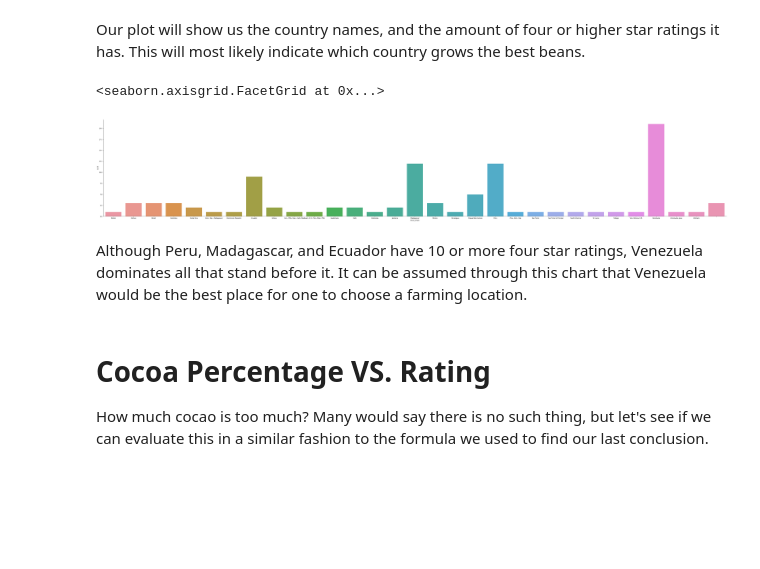
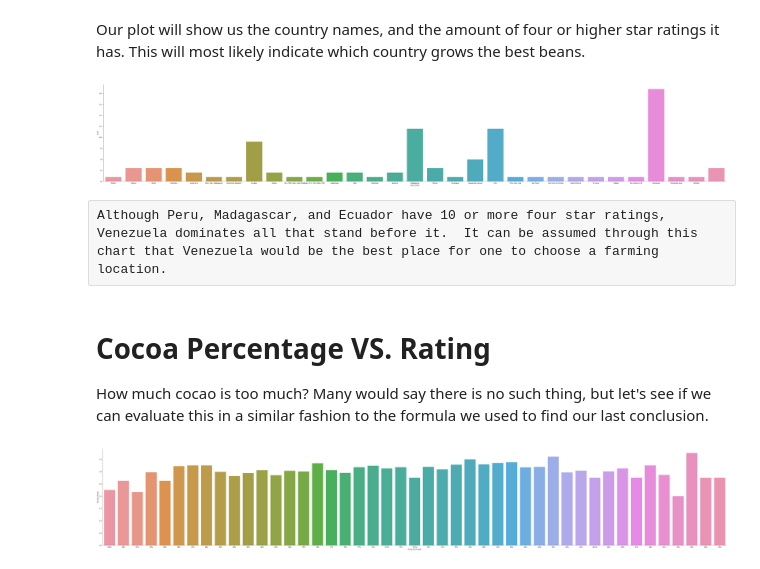
Before and after one commit to a-hawley/Chocolate-Bar-Analysis, a Jupyter notebook: Chocolate Bars.ipynb, the cells around one changed output. Saved outputs shown, nothing was run; the diff lists cells and outputs as text; code cells hidden in the pictures; blank space fills up the shorter version.

```diff
--- a/Chocolate Bars.ipynb
+++ b/Chocolate Bars.ipynb
@@ -80,7 +81,7 @@ ratings = pd.read_sql_query("""
     WHERE Rating >= 4
     ORDER BY Bean_Origin;
 """, conn)
-sb.catplot(
+catplot = sb.catplot(
     x = "Bean_Origin",
     data= ratings,
     kind = "count",
@@ -88,11 +89,28 @@ sb.catplot(
     aspect= 6
 )
 # %% [output]
-<seaborn.axisgrid.FacetGrid at 0x...>
 [figure]
-# %% [markdown]
-Although Peru, Madagascar, and Ecuador have 10 or more four star ratings, Venezuela dominates all that stand before it.  It can be assumed through this chart that Venezuela would be the best place for one to choose a farming location.
+# %% [raw]
+Although Peru, Madagascar, and Ecuador have 10 or more four star ratings, Venezuela dominates all that stand before it.  It can be assumed through this chart that Venezuela would be the best place for one to choose a farming location.
 # %% [markdown]
 # Cocoa Percentage VS. Rating
 
 How much cocao is too much?  Many would say there is no such thing, but let's see if we can evaluate this in a similar fashion to the formula we used to find our last conclusion.
+# %%
+percents = read("""
+    SELECT Cocoa_Percentage, AVG(Rating) as Average_Rating
+    FROM chocolateBars
+    Group By cocoa_percentage
+    ORDER BY Cocoa_Percentage / 100 DESC;
+""",conn)
+
+catplot = sb.catplot(
+    x = 'Cocoa_Percentage',
+    y = 'Average_Rating',
+    data= percents,
+    kind= 'bar',
+    height= 10,
+    aspect= 6
+)
+# %% [output]
+[figure, added]
```
Also changed, not shown: parts of 8 cells of this notebook.
